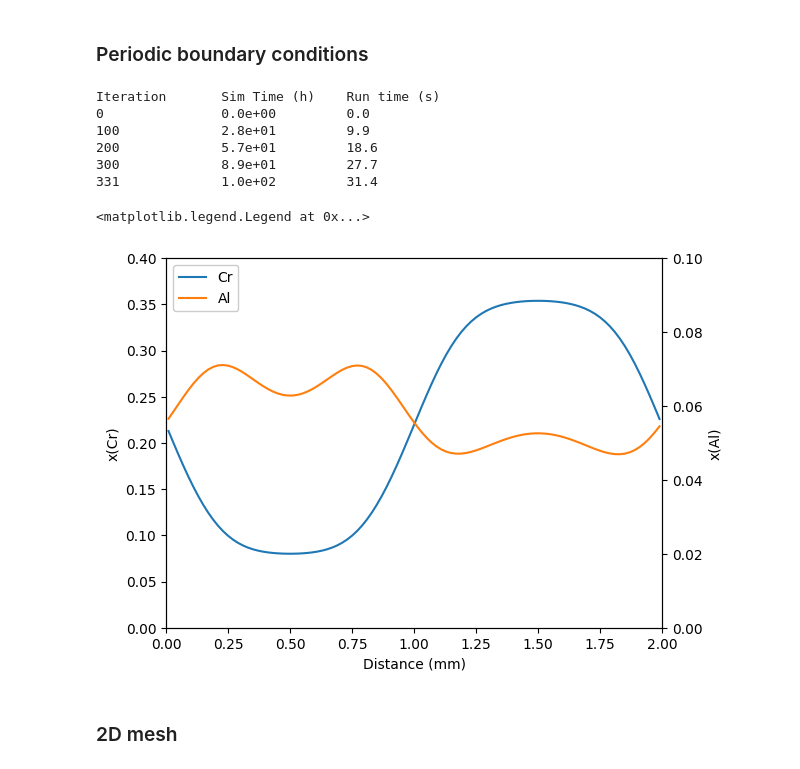
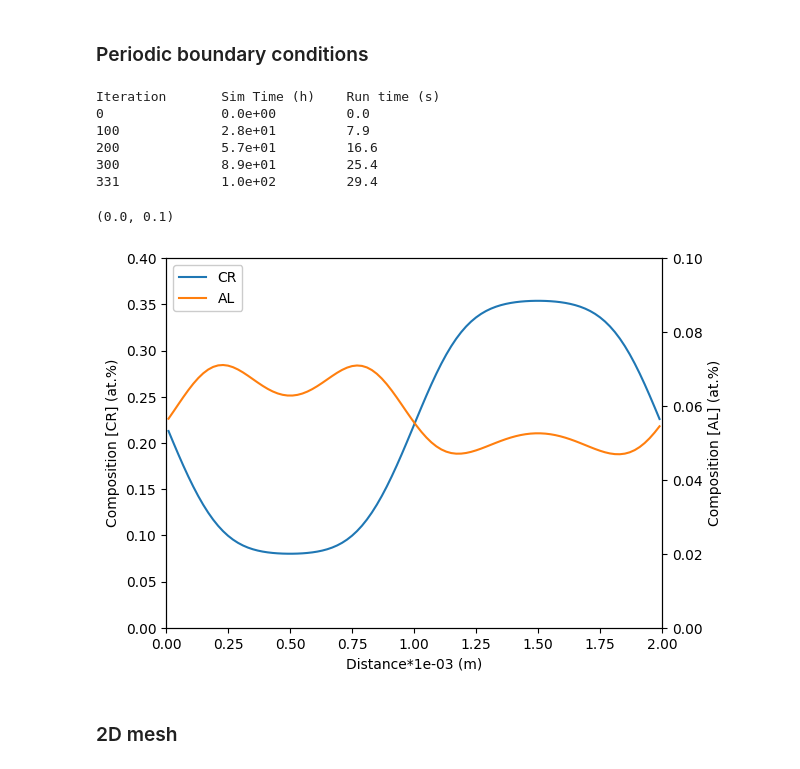
Before and after one commit to materialsgenomefoundation/kawin, a Jupyter notebook: examples/06_Single_Phase_Diffusion.ipynb, the cells around one changed output. Saved outputs shown, nothing was run; the diff lists cells and outputs as text; code cells hidden in the pictures.

```diff
--- a/examples/06_Single_Phase_Diffusion.ipynb
+++ b/examples/06_Single_Phase_Diffusion.ipynb
@@ -25,30 +25,26 @@ Here, a diffusion couple composed of Ni-7.7Cr-5.4Al / Ni-35.9Cr-6.2Al will be us
 
 Plotting functions are stored in the diffusion object and can be used to look at the initial conditions.
 # %%
+import matplotlib.pyplot as plt
 from kawin.diffusion import SinglePhaseModel, TemperatureParameters
 from kawin.diffusion.mesh import ProfileBuilder, StepProfile1D, Cartesian1D
-from kawin.solver import SolverType
-import matplotlib.pyplot as plt
+from kawin.diffusion.Plot import plot1DTwoAxis
 
 #Define mesh spanning between -1mm to 1mm with 100 volume elements
 mesh = Cartesian1D(['CR', 'AL'], [0, 2e-3], 100)
 
 profile = ProfileBuilder()
-profile.addBuildStep(StepProfile1D(1e-3, 0.077, 0.359), 'CR')
-profile.addBuildStep(StepProfile1D(1e-3, 0.054, 0.062), 'AL')
+profile.addBuildStep(StepProfile1D(1e-3, [0.077, 0.054], [0.359, 0.062]), ['CR', 'AL'])
 mesh.setResponseProfile(profile)
+
+temperature = TemperatureParameters(1200+273.15)
+m = SinglePhaseModel(mesh, ['NI', 'CR', 'AL'], ['FCC_A1'],
+                     thermodynamics=therm, temperatureParameters=temperature, record=False)
 
 fig, axL = plt.subplots()
 axR = axL.twinx()
-axL.plot(mesh.z*1000, mesh.y[:,0], color='C0', label='CR')
-axR.plot(mesh.z*1000, mesh.y[:,1], color='C1', label='AL')
-axL.set_xlim([0, 2])
+plot1DTwoAxis(m, 'CR', 'AL', zScale=1e-3, axL=axL, axR=axR)
 axL.set_xlabel('Distance (mm)')
 axL.set_ylim([0, 0.4])
-axL.set_ylabel('x(Cr)')
 axR.set_ylim([0, 0.1])
-axR.set_ylabel('x(Al)')
-linesL, labelsL = axL.get_legend_handles_labels()
-linesR, labelsR = axR.get_legend_handles_labels()
-axL.legend(linesL+linesR, labelsL+labelsR, framealpha=1)
 # %% [output]
@@ -142,33 +123,25 @@ Iteration       Sim Time (h)    Run time (s)
 # %%
 from kawin.diffusion.mesh import PeriodicBoundary1D
 
 mesh = Cartesian1D(['CR', 'AL'], [0, 2e-3], 100)
 mesh.setResponseProfile(profile, boundaryConditions=PeriodicBoundary1D())
 m = SinglePhaseModel(mesh, ['NI', 'CR', 'AL'], ['FCC_A1'], therm, temperature, record=False)
 m.solve(100*3600, solverType=SolverType.EXPLICITEULER, verbose=True, vIt=100)
 
 fig, axL = plt.subplots()
 axR = axL.twinx()
-axL.plot(mesh.z*1000, mesh.y[:,0], color='C0', label='Cr')
-axR.plot(mesh.z*1000, mesh.y[:,1], color='C1', label='Al')
-axL.set_xlim([0, 2])
-axL.set_xlabel('Distance (mm)')
+plot1DTwoAxis(m, 'CR', 'AL', zScale=1e-3, axL=axL, axR=axR)
 axL.set_ylim([0, 0.4])
-axL.set_ylabel('x(Cr)')
 axR.set_ylim([0, 0.1])
-axR.set_ylabel('x(Al)')
-linesL, labelsL = axL.get_legend_handles_labels()
-linesR, labelsR = axR.get_legend_handles_labels()
-axL.legend(linesL+linesR, labelsL+labelsR, framealpha=1)
 # %% [output]
 Iteration       Sim Time (h)    Run time (s)
 0               0.0e+00         0.0
-100             2.8e+01         9.9
-200             5.7e+01         18.6
-300             8.9e+01         27.7
-331             1.0e+02         31.4
+100             2.8e+01         7.9
+200             5.7e+01         16.6
+300             8.9e+01         25.4
+331             1.0e+02         29.4
-<matplotlib.legend.Legend at 0x...>
+(0.0, 0.1)
-[figure, old version]
+[figure, new version]
 # %% [markdown]
 ### 2D mesh
 # %%
```
Also changed, not shown: parts of 6 cells of this notebook, 5 other files.
